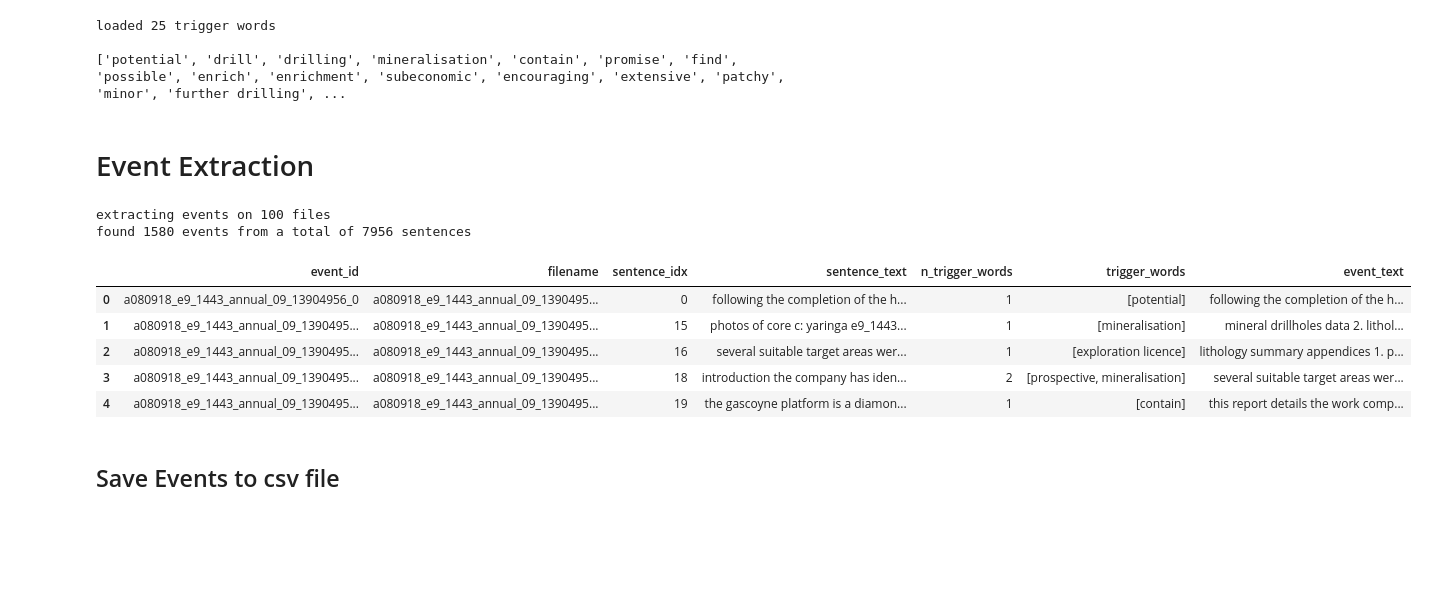
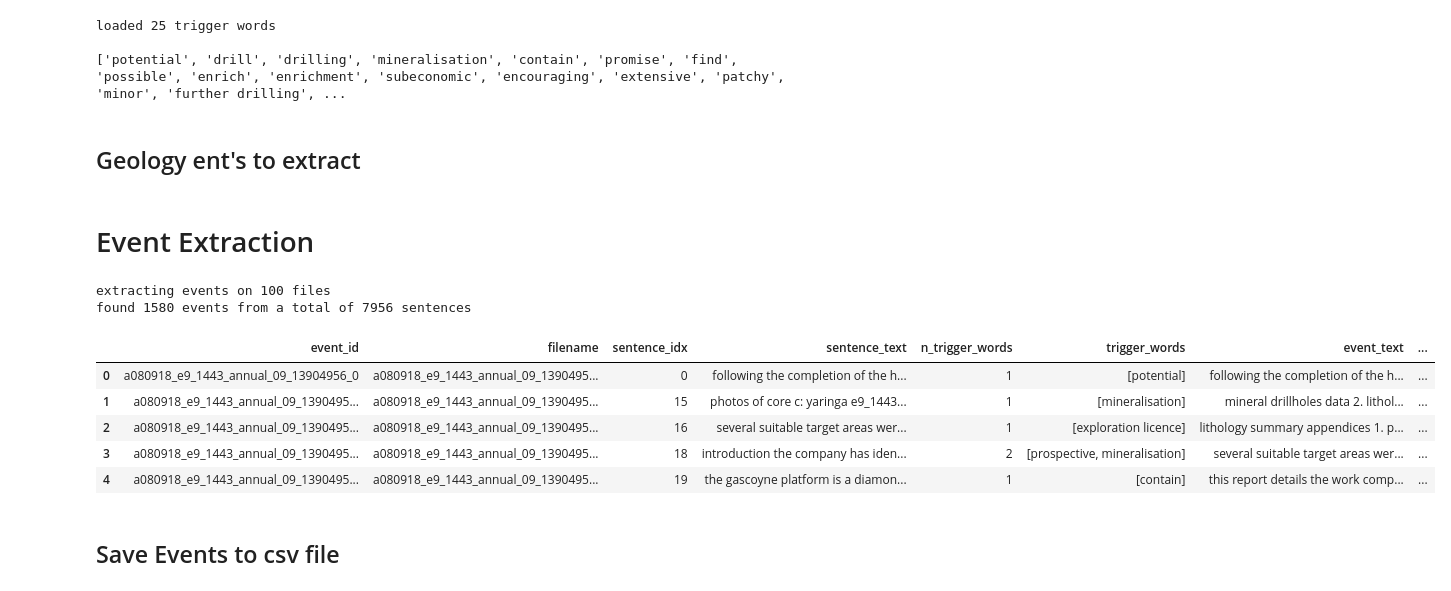
Before and after one commit to tanghyd/capstone, a Jupyter notebook: code/event_extraction.ipynb, the cells around one changed output. Cells and saved outputs as stored; diff of their text form; code cells hidden in the pictures; blank space fills up the shorter version.

Commit message:
add entity extraction to event text

```diff
--- a/code/event_extraction.ipynb
+++ b/code/event_extraction.ipynb
@@ -97,6 +100,8 @@ print(trigger_words)
 loaded 25 trigger words
 
 ['potential', 'drill', 'drilling', 'mineralisation', 'contain', 'promise', 'find', 'possible', 'enrich', 'enrichment', 'subeconomic', 'encouraging', 'extensive', 'patchy', 'minor', 'further drilling', ...
+# %% [markdown]
+## Geology ent's to extract
 # %%
 geology_ents = ['ORE_DEPOSIT', 'ROCK', 'MINERAL', 'STRAT', 'LOCATION', 'TIMESCALE']
 # %% [markdown]
@@ -104,23 +109,24 @@ geology_ents = ['ORE_DEPOSIT', 'ROCK', 'MINERAL', 'STRAT', 'LOCATION', 'TIMESCAL
 # %%
 from utils import create_event_df
 
 eventdf = create_event_df(
     nlp=nlp,
     directory=subset_reports_path,
     trigger_words=trigger_words,
-    n_sentences_extact=2
+    geology_ents=geology_ents,
+    n_sentences_extact=2,
 )
 
 eventdf.head()
 # %% [output]
 extracting events on 100 files
 found 1580 events from a total of 7956 sentences
-|  | event_id | filename | sentence_idx | sentence_text | n_trigger_words | trigger_words | event_text |
-| 0 | a080918_e9_1443_annual_09_13904956_0 | a080918_e9_1443_annual_09_1390495... | 0 | following the completion of the h... | 1 | [potential] | following the completion of the h... |
-| 1 | a080918_e9_1443_annual_09_1390495... | a080918_e9_1443_annual_09_1390495... | 15 | photos of core c: yaringa e9_1443... | 1 | [mineralisation] | mineral drillholes data 2. lithol... |
-| 2 | a080918_e9_1443_annual_09_1390495... | a080918_e9_1443_annual_09_1390495... | 16 | several suitable target areas wer... | 1 | [exploration licence] | lithology summary appendices 1. p... |
-| 3 | a080918_e9_1443_annual_09_1390495... | a080918_e9_1443_annual_09_1390495... | 18 | introduction the company has iden... | 2 | [prospective, mineralisation] | several suitable target areas wer... |
-| 4 | a080918_e9_1443_annual_09_1390495... | a080918_e9_1443_annual_09_1390495... | 19 | the gascoyne platform is a diamon... | 1 | [contain] | this report details the work comp... |
+|  | event_id | filename | sentence_idx | sentence_text | n_trigger_words | trigger_words | event_text | ... |
+| 0 | a080918_e9_1443_annual_09_13904956_0 | a080918_e9_1443_annual_09_1390495... | 0 | following the completion of the h... | 1 | [potential] | following the completion of the h... | ... |
+| 1 | a080918_e9_1443_annual_09_1390495... | a080918_e9_1443_annual_09_1390495... | 15 | photos of core c: yaringa e9_1443... | 1 | [mineralisation] | mineral drillholes data 2. lithol... | ... |
+| 2 | a080918_e9_1443_annual_09_1390495... | a080918_e9_1443_annual_09_1390495... | 16 | several suitable target areas wer... | 1 | [exploration licence] | lithology summary appendices 1. p... | ... |
+| 3 | a080918_e9_1443_annual_09_1390495... | a080918_e9_1443_annual_09_1390495... | 18 | introduction the company has iden... | 2 | [prospective, mineralisation] | several suitable target areas wer... | ... |
+| 4 | a080918_e9_1443_annual_09_1390495... | a080918_e9_1443_annual_09_1390495... | 19 | the gascoyne platform is a diamon... | 1 | [contain] | this report details the work comp... | ... |
 # %% [markdown]
 ## Save Events to csv file
 # %%
```
Also changed, not shown: parts of 16 cells of this notebook, 5 other files.
